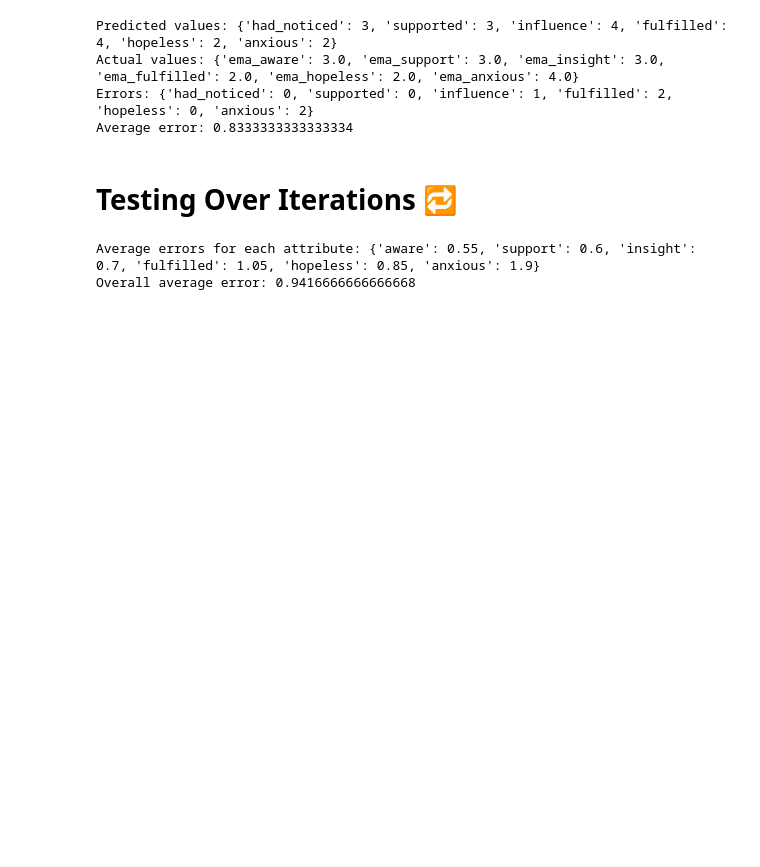
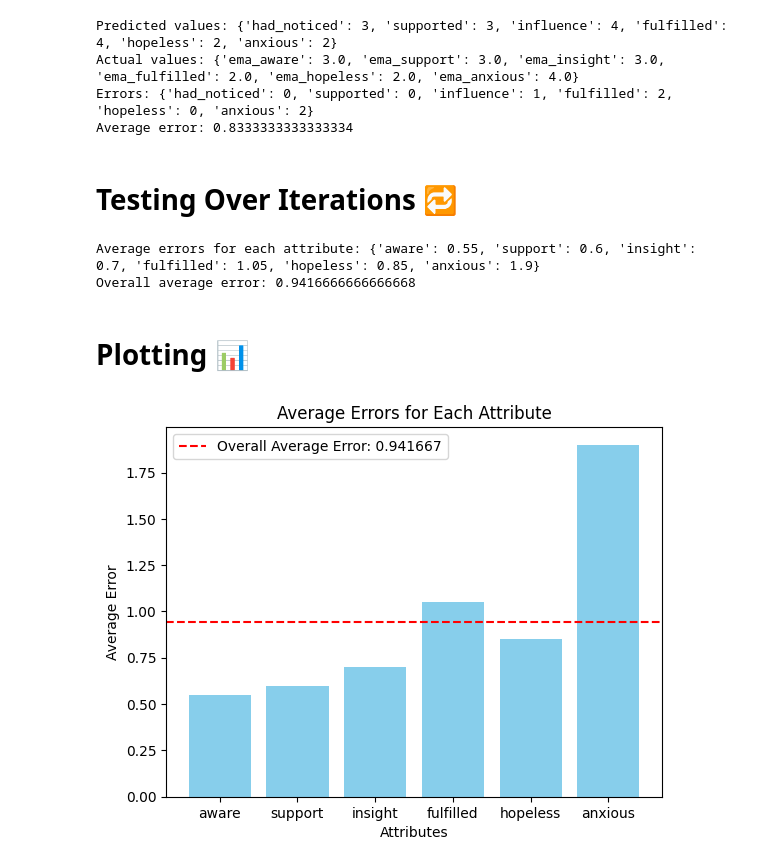
Before and after one commit to Yogesh914/cv-model-exploration, a Jupyter notebook: gemma_eval.ipynb, the cells around one changed output. Drawn from its saved outputs; the diff is of its cells as text; code cells hidden in the pictures; blank space fills up the shorter version.

```diff
--- a/gemma_eval.ipynb
+++ b/gemma_eval.ipynb
@@ -497,3 +489,20 @@ print("Overall average error:", overall_average_error)
 # %% [output]
 Average errors for each attribute: {'aware': 0.55, 'support': 0.6, 'insight': 0.7, 'fulfilled': 1.05, 'hopeless': 0.85, 'anxious': 1.9}
 Overall average error: 0.9416666666666668
+# %% [markdown]
+# Plotting 📊
+# %%
+import matplotlib.pyplot as plt
+
+plt.bar(average_errors.keys(), average_errors.values(), color='skyblue')
+
+plt.axhline(y=overall_average_error, color='red', linestyle='--', label=f'Overall Average Error: {overall_average_error:1f}')
+
+plt.xlabel('Attributes')
+plt.ylabel('Average Error')
+plt.title('Average Errors for Each Attribute')
+
+plt.legend()
+plt.show()
+# %% [output]
+[figure, added]
```
Also changed, not shown: parts of 2 cells of this notebook.
